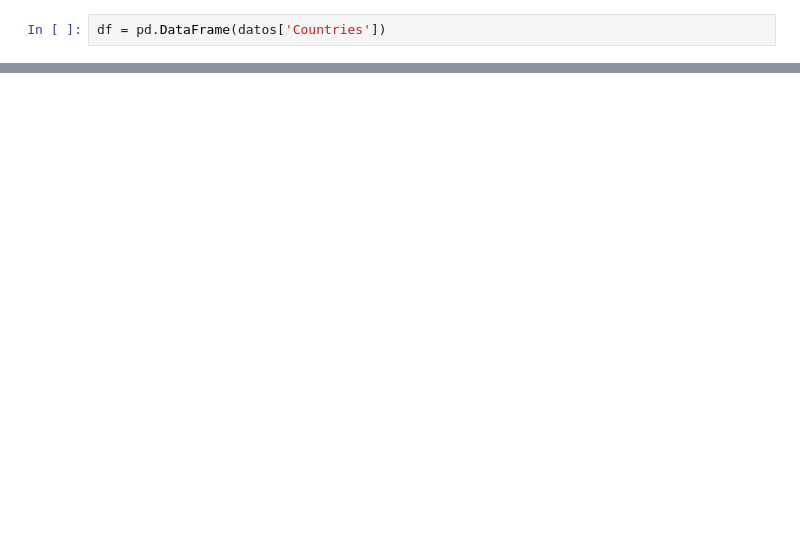
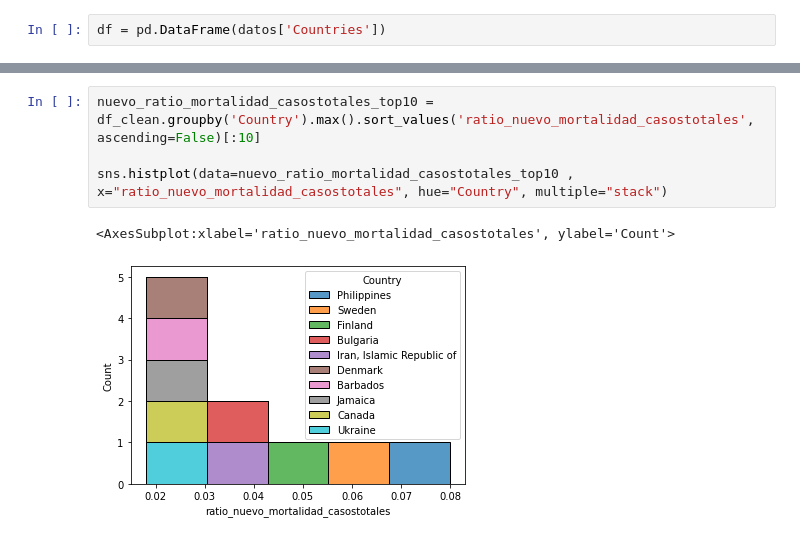
Before and after one commit to moniq0108/DataScience-Qin-entregables-varios, a Jupyter notebook: Desafio_APIS_Monica_Qin.ipynb, the cells around one changed output, grey strips where cells are left out. Cells and saved outputs as stored; diff of their text form; blank space fills up the shorter version.

```diff
--- a/Desafio_APIS_Monica_Qin.ipynb
+++ b/Desafio_APIS_Monica_Qin.ipynb
@@ -72,0 +169,7 @@ df.head(30)
+# %%
+nuevo_ratio_mortalidad_casostotales_top10 = df_clean.groupby('Country').max().sort_values('ratio_nuevo_mortalidad_casostotales', ascending=False)[:10]
+
+sns.histplot(data=nuevo_ratio_mortalidad_casostotales_top10 , x="ratio_nuevo_mortalidad_casostotales", hue="Country", multiple="stack")
+# %% [output]
+<AxesSubplot:xlabel='ratio_nuevo_mortalidad_casostotales', ylabel='Count'>
+[figure, added]
```
Also changed, not shown: parts of 34 cells of this notebook.
